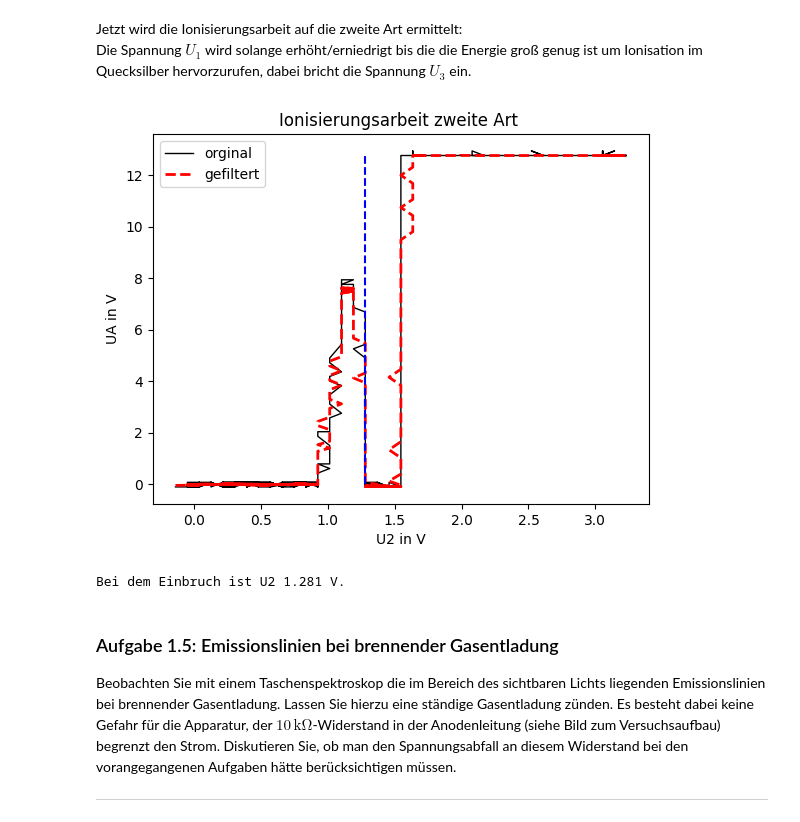
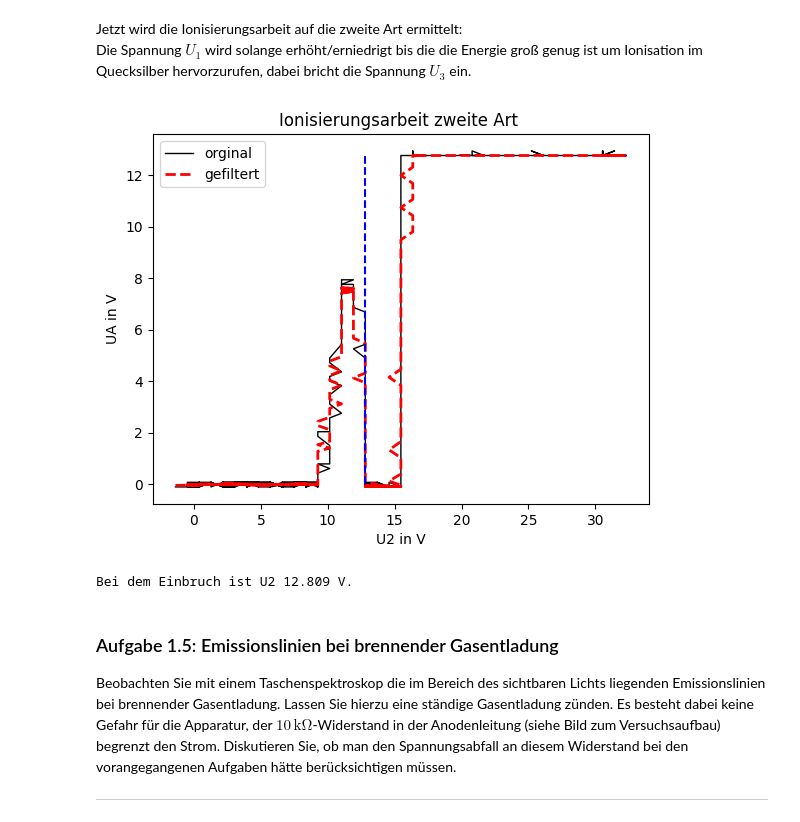
Before and after one commit to thexwon/Praktikum2KlassPhysKIT, a Jupyter notebook: Franck_Hertz_Versuch/Franck_Hertz_Versuch.ipynb, the cells around one changed output. Saved outputs shown, nothing was run; the diff lists cells and outputs as text; code cells hidden in the pictures.

```diff
--- a/Franck_Hertz_Versuch/Franck_Hertz_Versuch.ipynb
+++ b/Franck_Hertz_Versuch/Franck_Hertz_Versuch.ipynb
@@ -572,25 +572,25 @@ Die Spannung $U_1$ wird solange erhöht/erniedrigt bis die die Energie groß gen
 # %%
 data=pd.read_csv('Werte/Aufgabe1_4_b.txt',delimiter='\t',decimal=".",skiprows=3) #importiere Daten
 data.columns=['t','U_AI_b','U_2I']
 data=data[::10]
 data=data[100:]
 t = data['t'].to_numpy()
-U_2I = data['U_2I'].to_numpy()
+U_2I = data['U_2I'].to_numpy()*10
 U_AI_b = data['U_AI_b'].to_numpy()
 U_AI_bglatt = ppk.meanFilter(U_AI_b, width=40)
 einbruch=U_AI_bglatt.tolist().index(np.min((U_AI_bglatt[350:400]))) # Bereich mit ungefährem Minimum einfügen
 plt.plot(U_2I, U_AI_b, c='black', lw=1, label='orginal')  # Daten plotten
 plt.plot(U_2I, U_AI_bglatt, c='red', lw=2, ls='--', label='gefiltert')
 plt.title('Ionisierungsarbeit zweite Art ')
 plt.vlines(U_2I[einbruch], 0, np.ndarray.max(U_AI_bglatt), color='blue', ls='--')
 plt.xlabel('U2 in V')
 plt.ylabel('UA in V')
 plt.legend()
 plt.show()
 print('Bei dem Einbruch ist U2', np.round(U_2I[einbruch],3), 'V.')
 # %% [output]
-[figure, old version]
+[figure, new version]
-Bei dem Einbruch ist U2 1.281 V.
+Bei dem Einbruch ist U2 12.809 V.
 # %% [markdown]
 ### Aufgabe 1.5: Emissionslinien bei brennender Gasentladung
 
```
Also changed, not shown: parts of 4 cells of this notebook.
